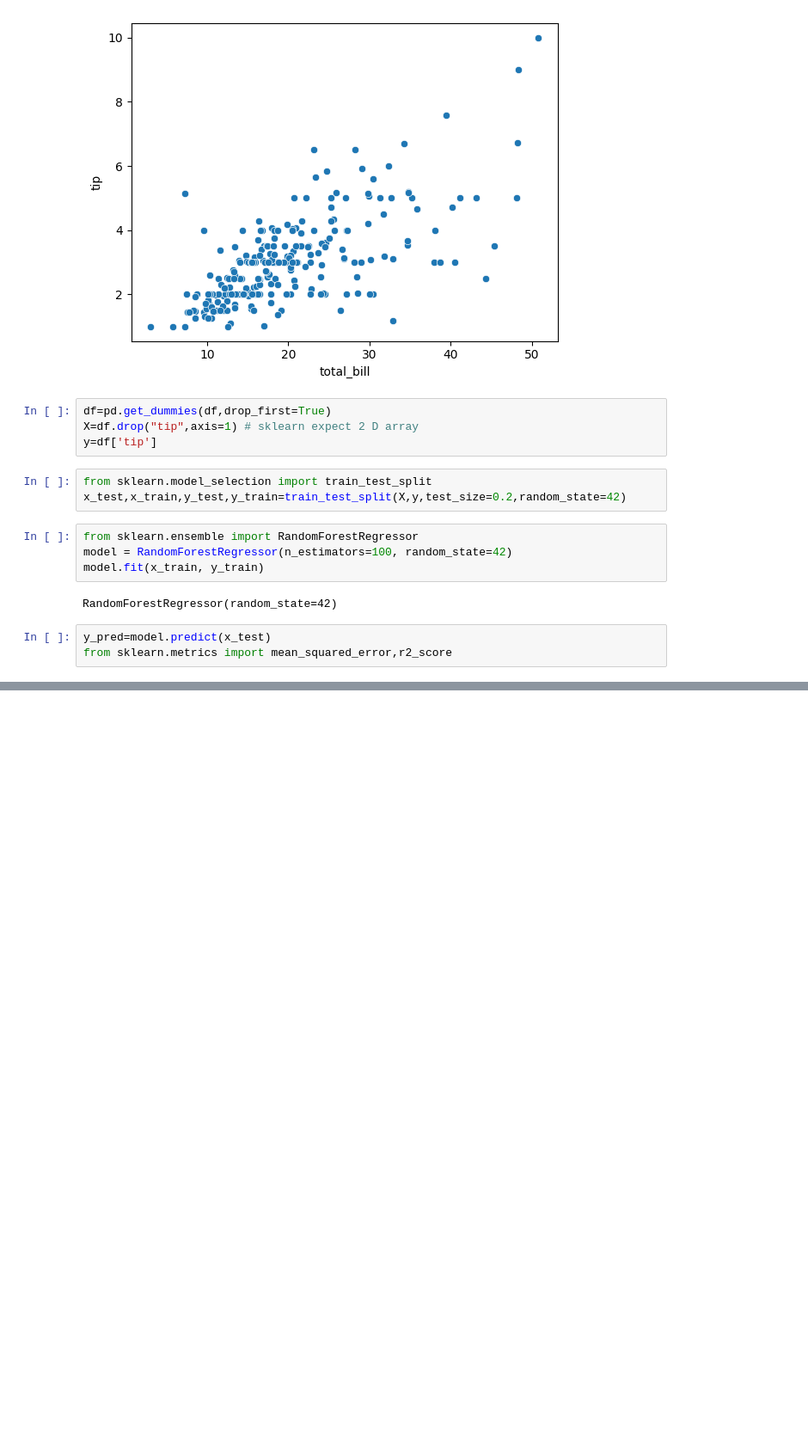
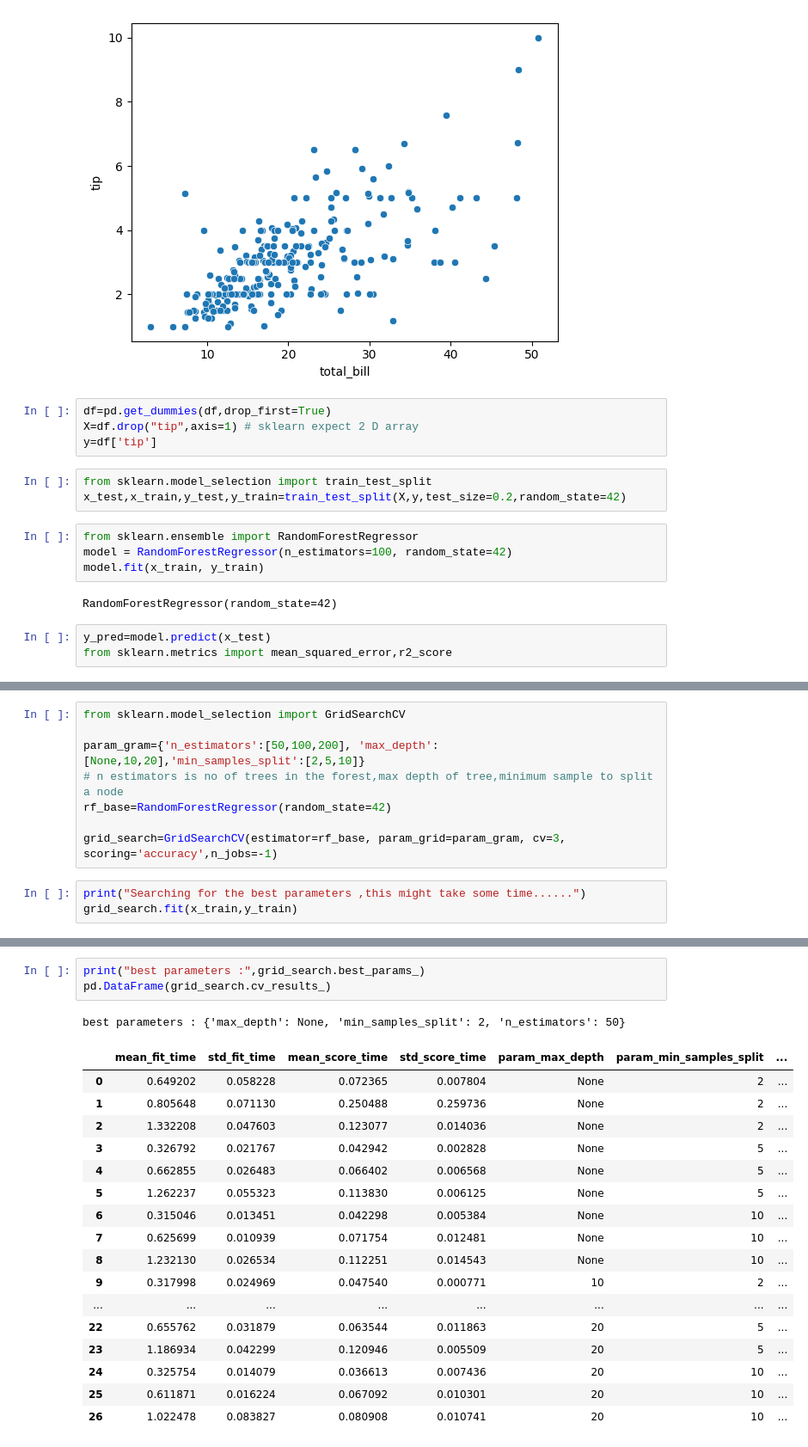
Before and after one commit to mrrendex2006/machine-learning-from-scratch, a Jupyter notebook: 06_Random_forest/tip_using_rf.ipynb, the cells around one changed output, grey strips where cells are left out. Shown at 86% size. Drawn from its saved outputs; the diff is of its cells as text; blank space fills up the shorter version.

```diff
--- a/06_Random_forest/tip_using_rf.ipynb
+++ b/06_Random_forest/tip_using_rf.ipynb
@@ -51,0 +52,11 @@ Mean R²: 0.39463313765137004
+# %%
+from sklearn.model_selection import GridSearchCV
+
+param_gram={'n_estimators':[50,100,200], 'max_depth':[None,10,20],'min_samples_split':[2,5,10]}
+# n estimators is no of trees in the forest,max depth of tree,minimum sample to split a node
+rf_base=RandomForestRegressor(random_state=42)
+
+grid_search=GridSearchCV(estimator=rf_base, param_grid=param_gram, cv=3, scoring='accuracy',n_jobs=-1)
+# %%
+print("Searching for the best parameters ,this might take some time......")
+grid_search.fit(x_train,y_train)
@@ -51,0 +72,22 @@ Mean R²: 0.39463313765137004
+# %%
+print("best parameters :",grid_search.best_params_)
+pd.DataFrame(grid_search.cv_results_)
+# %% [output]
+best parameters : {'max_depth': None, 'min_samples_split': 2, 'n_estimators': 50}
+|  | mean_fit_time | std_fit_time | mean_score_time | std_score_time | param_max_depth | param_min_samples_split | ... |
+| 0 | 0.649202 | 0.058228 | 0.072365 | 0.007804 | None | 2 | ... |
+| 1 | 0.805648 | 0.071130 | 0.250488 | 0.259736 | None | 2 | ... |
+| 2 | 1.332208 | 0.047603 | 0.123077 | 0.014036 | None | 2 | ... |
+| 3 | 0.326792 | 0.021767 | 0.042942 | 0.002828 | None | 5 | ... |
+| 4 | 0.662855 | 0.026483 | 0.066402 | 0.006568 | None | 5 | ... |
+| 5 | 1.262237 | 0.055323 | 0.113830 | 0.006125 | None | 5 | ... |
+| 6 | 0.315046 | 0.013451 | 0.042298 | 0.005384 | None | 10 | ... |
+| 7 | 0.625699 | 0.010939 | 0.071754 | 0.012481 | None | 10 | ... |
+| 8 | 1.232130 | 0.026534 | 0.112251 | 0.014543 | None | 10 | ... |
+| 9 | 0.317998 | 0.024969 | 0.047540 | 0.000771 | 10 | 2 | ... |
+| ... | ... | ... | ... | ... | ... | ... | ... |
+| 22 | 0.655762 | 0.031879 | 0.063544 | 0.011863 | 20 | 5 | ... |
+| 23 | 1.186934 | 0.042299 | 0.120946 | 0.005509 | 20 | 5 | ... |
+| 24 | 0.325754 | 0.014079 | 0.036613 | 0.007436 | 20 | 10 | ... |
+| 25 | 0.611871 | 0.016224 | 0.067092 | 0.010301 | 20 | 10 | ... |
+| 26 | 1.022478 | 0.083827 | 0.080908 | 0.010741 | 20 | 10 | ... |
```
Also changed, not shown: parts of 3 cells of this notebook, 6 other files.
